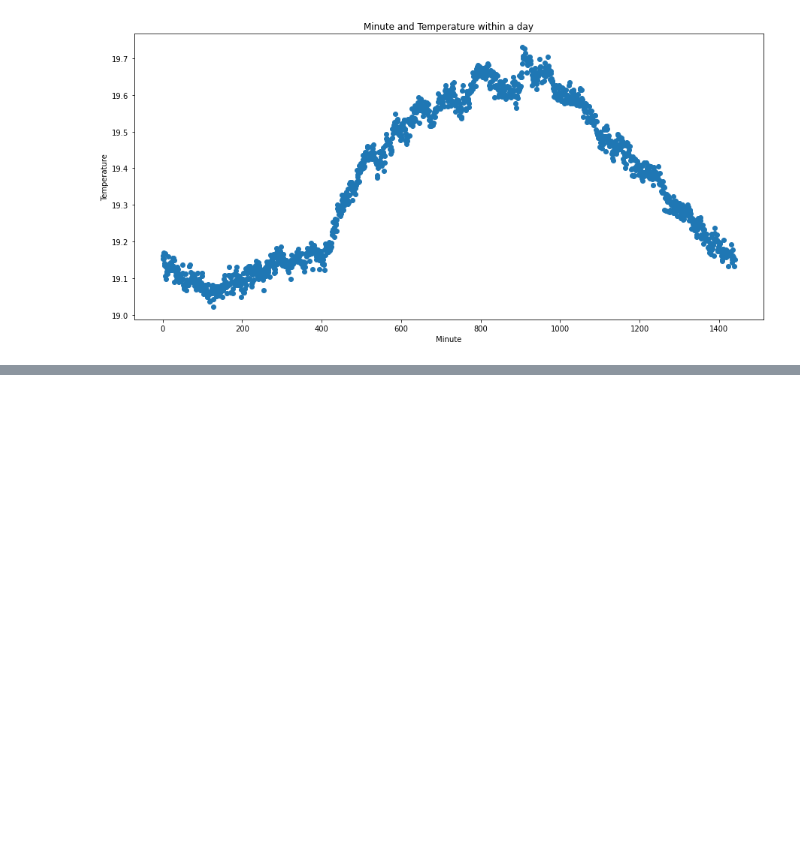
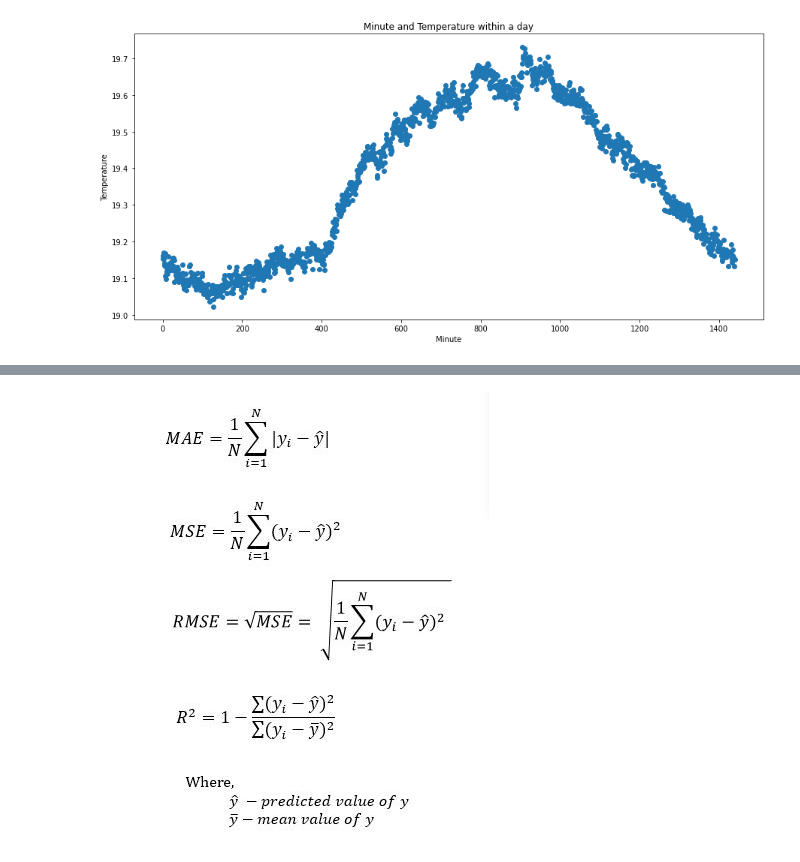
Before and after one commit to nuvita97/Temperature-Prediction, a Jupyter notebook: Humidity_&_Temp_Prediction.ipynb, the cells around one changed output, grey strips where cells are left out. Cells and saved outputs as stored; diff of their text form; code cells hidden in the pictures; blank space fills up the shorter version.

```diff
--- a/Humidity_&_Temp_Prediction.ipynb
+++ b/Humidity_&_Temp_Prediction.ipynb
@@ -120,0 +197,5 @@ print(y)
+# %%
+from IPython.display import display, Image
+display(Image(filename = 'Measurement Accuracy.JPG'))
+# %% [output]
+[figure, added]
```
Also changed, not shown: parts of 11 cells of this notebook.
